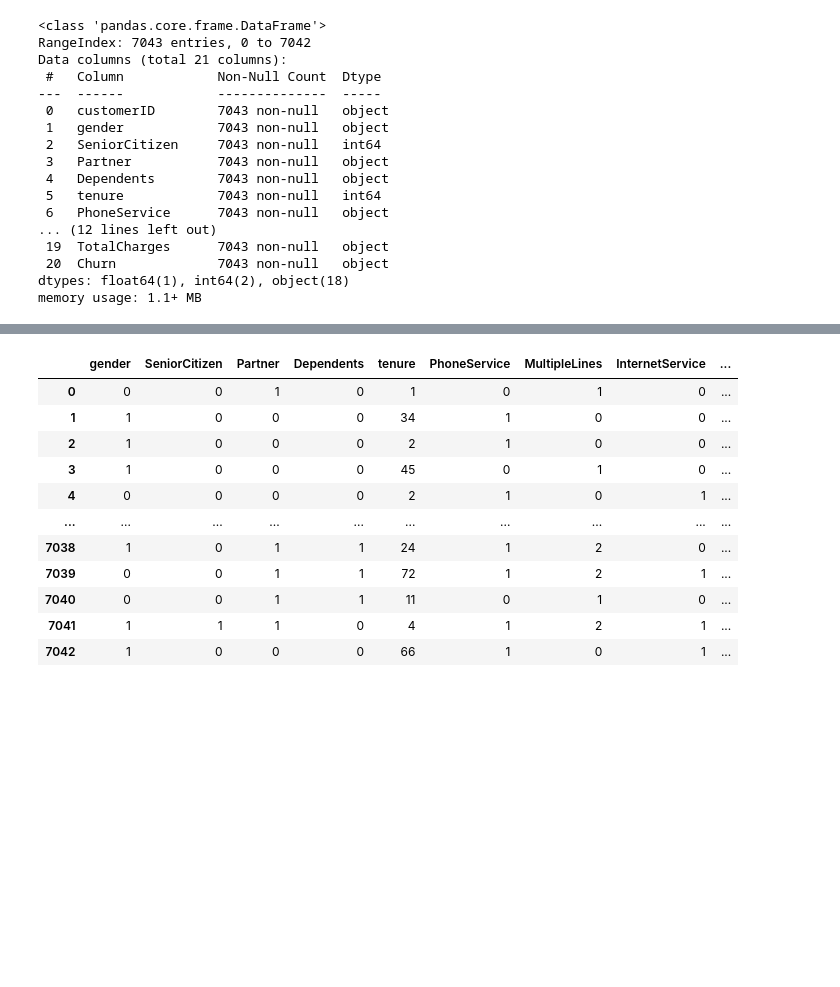
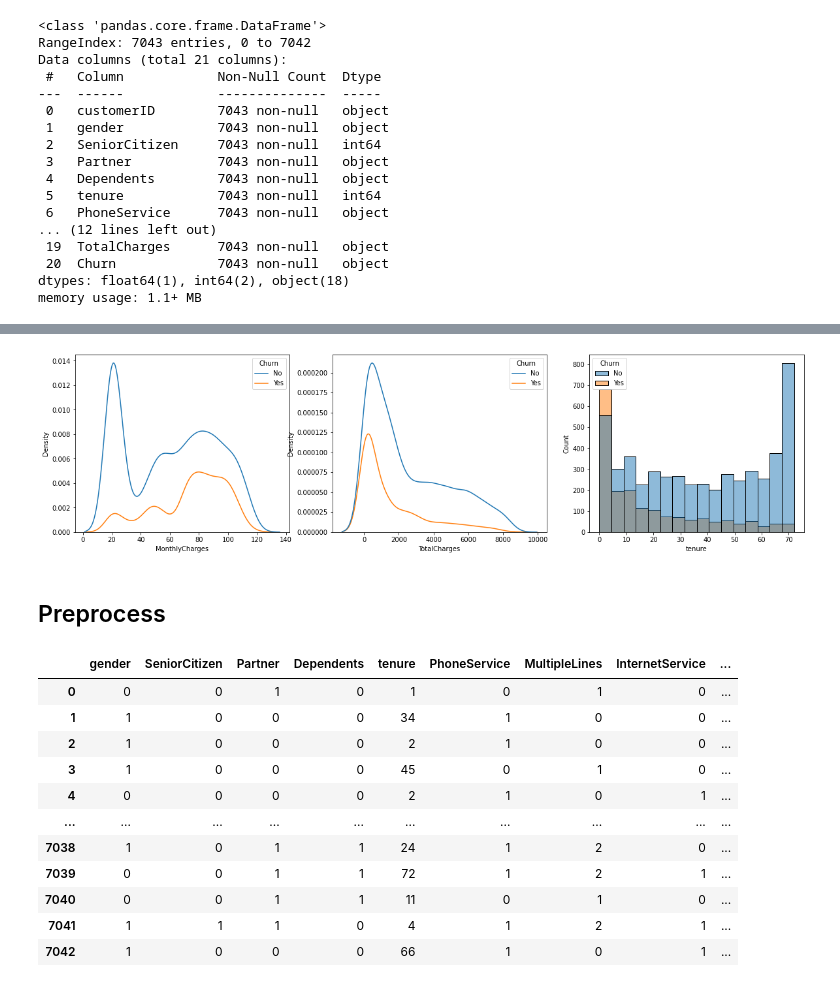
Before and after one commit to aliosmankaya/fullstack-churn-prediction, a Jupyter notebook: notebook/Analysis.ipynb, the cells around one changed output, grey strips where cells are left out. Cells and saved outputs as stored; diff of their text form; code cells hidden in the pictures; blank space fills up the shorter version.

```diff
--- a/notebook/Analysis.ipynb
+++ b/notebook/Analysis.ipynb
@@ -88,3 +97,13 @@ Name: Churn, dtype: int64
+# %%
+fig, axs = plt.subplots(nrows=1, ncols=3, figsize=(20, 5))
+
+sns.kdeplot(data=df, x="MonthlyCharges", hue="Churn", ax=axs[0])
+sns.kdeplot(data=df, x="TotalCharges", hue="Churn", ax=axs[1])
+sns.histplot(data=df, x="tenure", hue="Churn", ax=axs[2])
+# %% [output]
+[figure, added]
+# %% [markdown]
+## Preprocess
 # %%
 df.drop("customerID", axis=1, inplace=True)
 # %%
```
Also changed, not shown: parts of 8 cells of this notebook, 9 other files.
